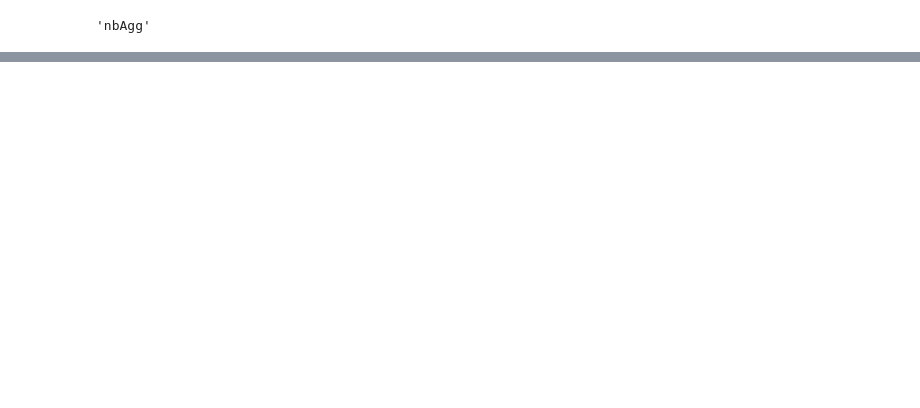
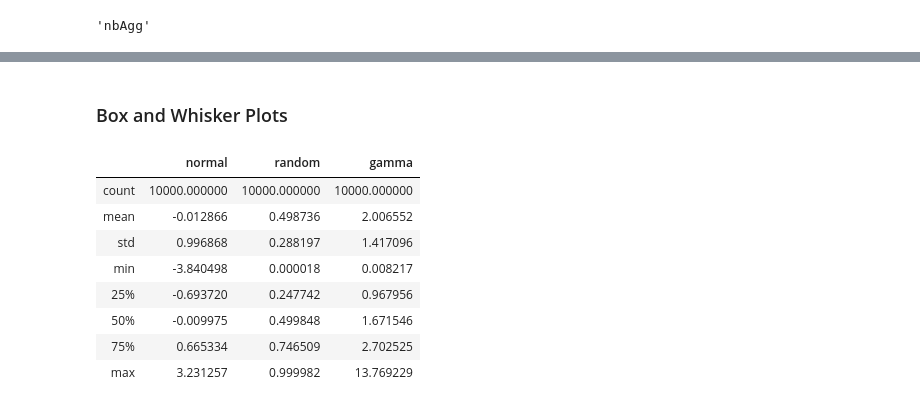
Before and after one commit to abtkod/practice, a Jupyter notebook: notes/ds-notes.ipynb, the cells around one changed output, grey strips where cells are left out. Cells and saved outputs as stored; diff of their text form; code cells hidden in the pictures; blank space fills up the shorter version.

```diff
--- a/notes/ds-notes.ipynb
+++ b/notes/ds-notes.ipynb
@@ -706,0 +722,23 @@ Text(0.5, 1.0, 'death-rate time series')
+# %% [markdown]
+### Box and Whisker Plots
+# %%
+import pandas as pd
+normal_sample = np.random.normal(loc=0.0, scale=1.0, size=10000)
+random_sample = np.random.random(size=10000)
+gamma_sample = np.random.gamma(2, size=10000)
+
+df = pd.DataFrame({'normal': normal_sample,
+                   'random': random_sample,
+                   'gamma': gamma_sample})
+# %%
+df.describe()
+# %% [output]
+|  | normal | random | gamma |
+| count | 10000.000000 | 10000.000000 | 10000.000000 |
+| mean | -0.012866 | 0.498736 | 2.006552 |
+| std | 0.996868 | 0.288197 | 1.417096 |
+| min | -3.840498 | 0.000018 | 0.008217 |
+| 25% | -0.693720 | 0.247742 | 0.967956 |
+| 50% | -0.009975 | 0.499848 | 1.671546 |
+| 75% | 0.665334 | 0.746509 | 2.702525 |
+| max | 3.231257 | 0.999982 | 13.769229 |
```
Also changed, not shown: parts of 25 cells of this notebook.
